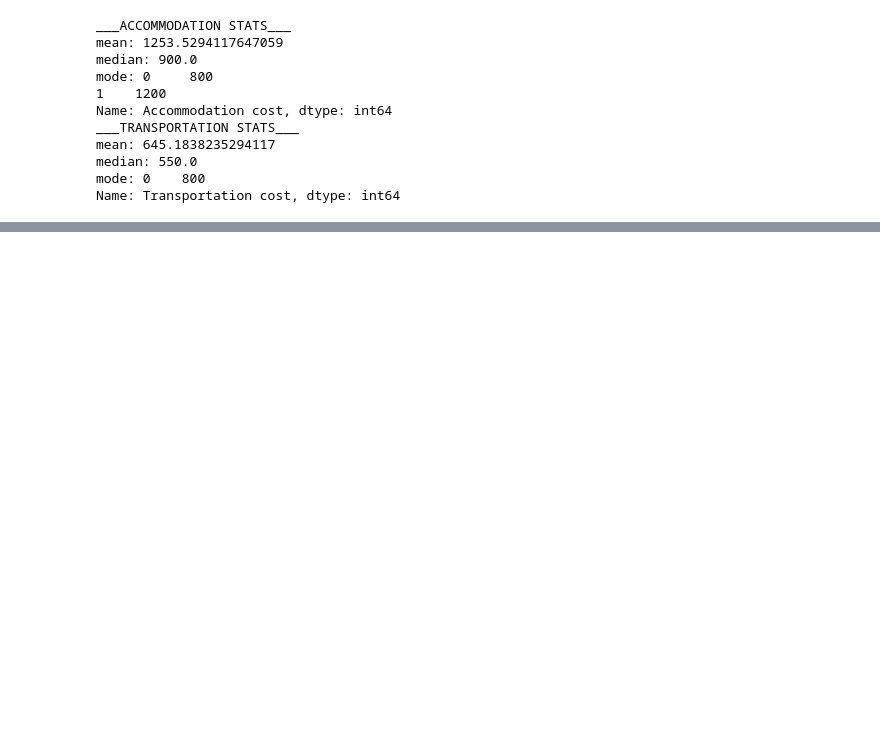
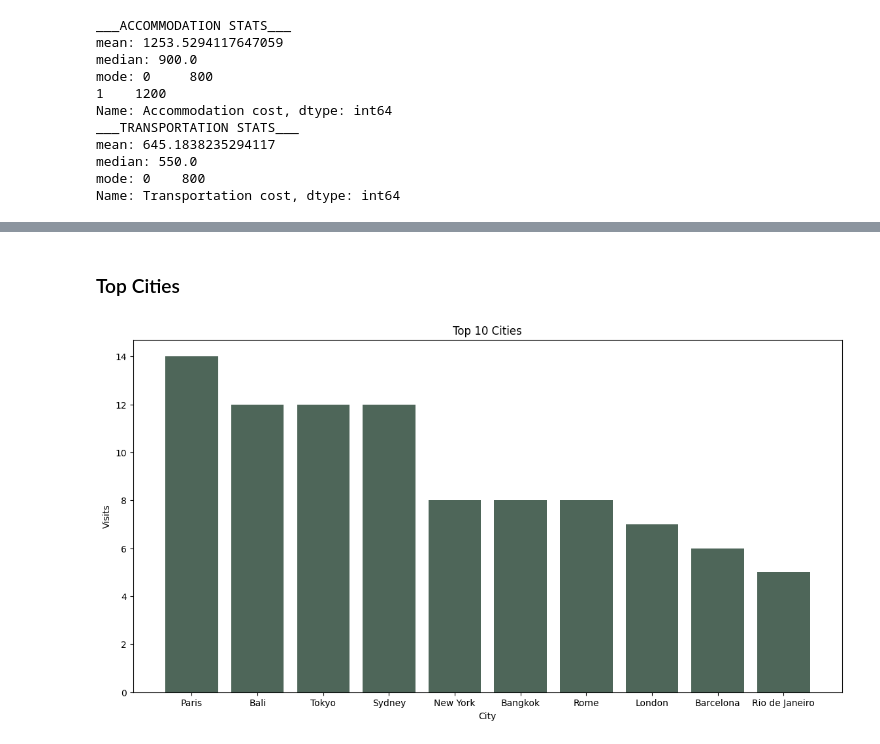
Before and after one commit to jordanleegraham17/travel-data-analysis, a Jupyter notebook: analysis.ipynb, the cells around one changed output, grey strips where cells are left out. Drawn from its saved outputs; the diff is of its cells as text; code cells hidden in the pictures; blank space fills up the shorter version.

```diff
--- a/analysis.ipynb
+++ b/analysis.ipynb
@@ -351,0 +369,15 @@ Name: Transportation cost, dtype: int64
+# %% [markdown]
+### Top Cities
+# %%
+# getting counts for top cities, using value_counts()
+city_count = travel_data['City'].value_counts().head(10)
+
+# plot for top city counts
+plt.figure(figsize=(14, 7))
+plt.bar(city_count.index, city_count.values, color='#4e6659')
+plt.title('Top 10 Cities')
+plt.xlabel('City')
+plt.ylabel('Visits')
+plt.show()
+# %% [output]
+[figure, added]
```
Also changed, not shown: parts of 12 cells of this notebook.
